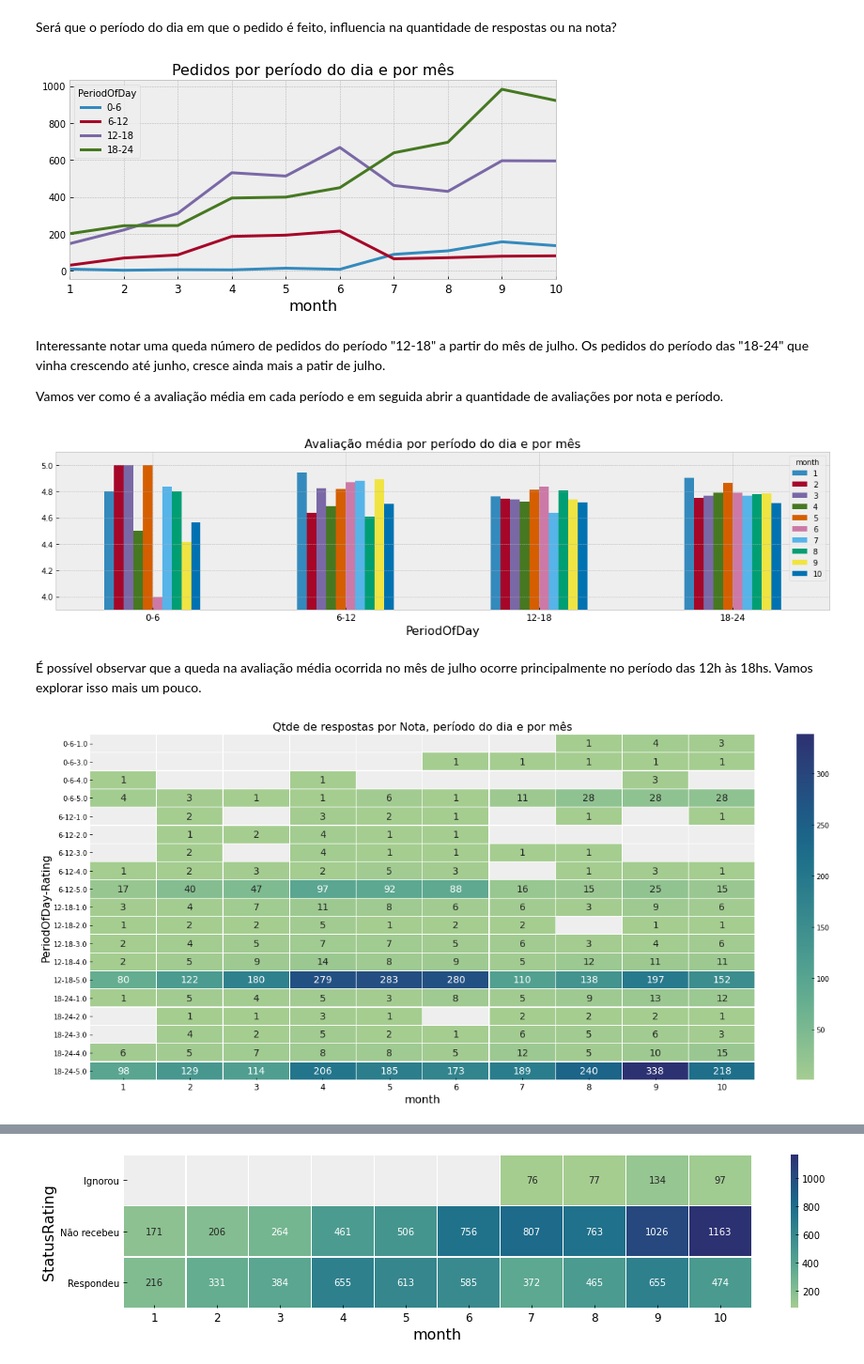
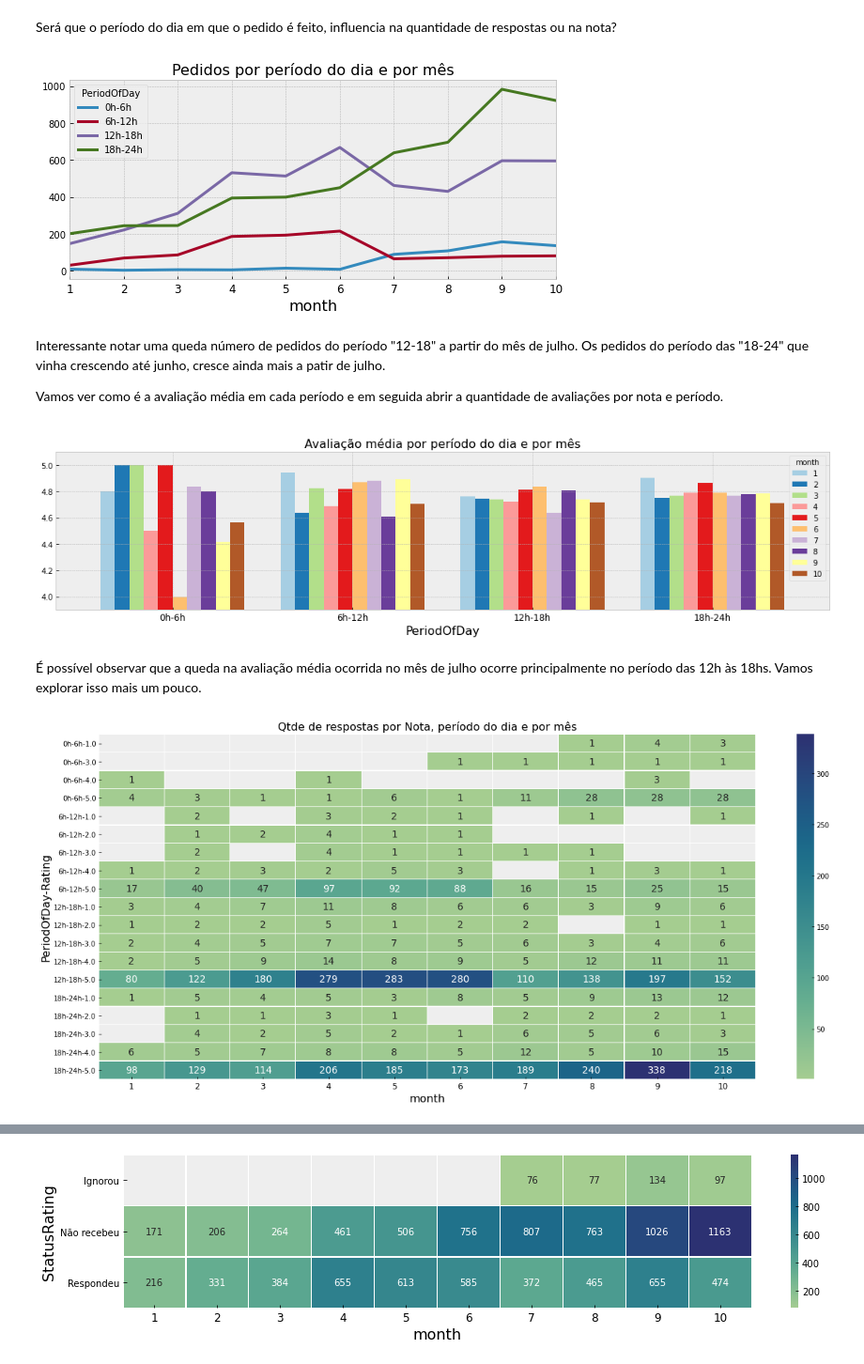
Before and after one commit to japanfelipe/challenge_ze, a Jupyter notebook: desafio I/notebooks/questao1.ipynb, the cells around one changed output, grey strips where cells are left out. Shown at 94% size. Drawn from its saved outputs; the diff is of its cells as text; code cells hidden in the pictures.

```diff
--- a/desafio I/notebooks/questao1.ipynb
+++ b/desafio I/notebooks/questao1.ipynb
@@ -41,7 +41,7 @@ Order_rating_DB['month'] = Order_rating_DB['Date&Time'].dt.month
 Order_rating_DB['month-day'] = Order_rating_DB['Date&Time'].dt.strftime('%m%d')
 
 bins = [0, 6, 12, 18, 25]
-labels = ['0-6','6-12','12-18','18-24']
+labels = ['0h-6h','6h-12h','12h-18h','18h-24h']
 Order_rating_DB['PeriodOfDay'] = pd.cut(Order_rating_DB['hour'], bins=bins, labels=labels, right=False)
 # %%
 # Tamanho do dataset
@@ -354,20 +339,20 @@ Será que o período do dia em que o pedido é feito, influencia na quantidade d
 ).plot(title='Pedidos por período do dia e por mês', linewidth=3, figsize=(8,4));
 plt.tight_layout()
 # %% [output]
-[figure, old version]
+[figure, new version]
 # %% [markdown]
 Interessante notar uma queda número de pedidos do período "12-18" a partir do mês de julho. Os pedidos do período das "18-24" que vinha crescendo até junho, cresce ainda mais a patir de julho. <p>
 Vamos ver como é a avaliação média em cada período e em seguida abrir a quantidade de avaliações por nota e período.
 # %%
 (classificacao
  .pivot_table(columns='month',
               index='PeriodOfDay',
               values='Rating',
               aggfunc='mean')
-).plot.bar(title='Avaliação média por período do dia e por mês', linewidth=3, figsize=(15,4), ylim=(3.9, 5.1))
+).plot.bar(title='Avaliação média por período do dia e por mês', linewidth=3, figsize=(15,4), ylim=(3.9, 5.1), width=0.8, colormap='Paired')
 plt.xticks(rotation=0), plt.tight_layout();
 # %% [output]
-[figure, old version]
+[figure, new version]
 # %% [markdown]
 É possível observar que a queda na avaliação média ocorrida no mês de julho ocorre principalmente no período das 12h às 18hs. Vamos explorar isso mais um pouco.
 # %%
@@ -381,7 +366,7 @@ plt.figure(figsize=(18,8))
     ),  annot=True, fmt='.0f', linewidths=0.2, cmap="crest", annot_kws={"fontsize":14})
 ), plt.title("Qtde de respostas por Nota, período do dia e por mês"), plt.tight_layout();
 # %% [output]
-[figure, old version]
+[figure, new version]
 # %%
 plt.figure(figsize=(12,3))
 (sns.heatmap(
```
Also changed, not shown: parts of 14 cells of this notebook, 1 other file.
